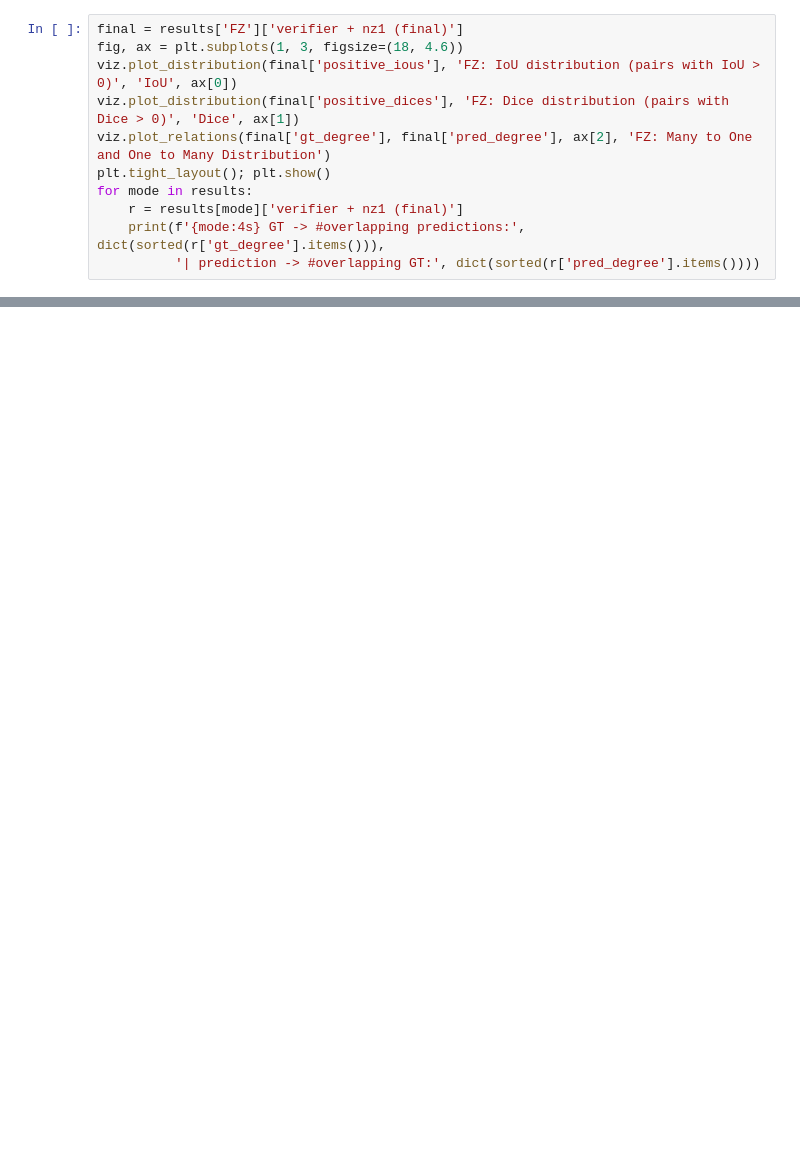
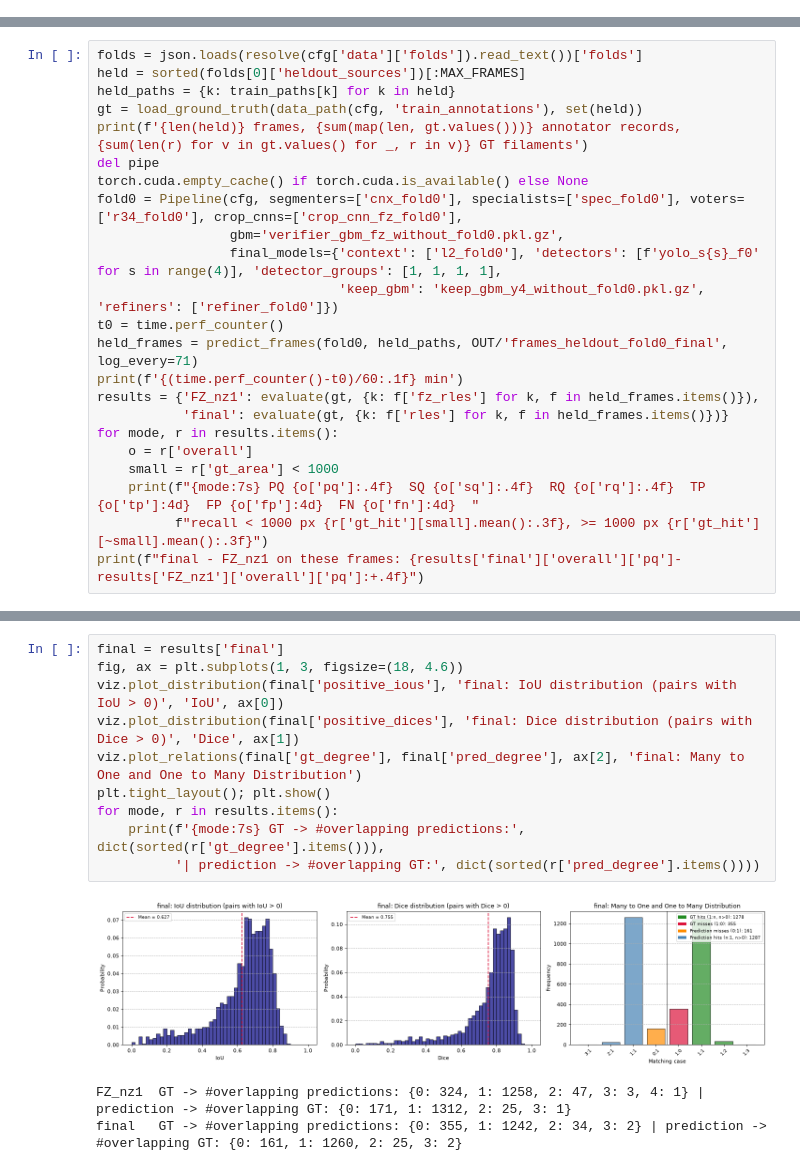
Before and after one commit to zTheJoker/solar-filament-segmentation, a Jupyter notebook: notebooks/pipeline_demo.ipynb, the cells around one changed output, grey strips where cells are left out. Saved outputs shown, nothing was run; the diff lists cells and outputs as text; blank space fills up the shorter version.

```diff
--- a/notebooks/pipeline_demo.ipynb
+++ b/notebooks/pipeline_demo.ipynb
@@ -437,11 +0,0 @@ FZ - lite, final PQ on these 142 frames: +0.0190
-# %%
-final = results['FZ']['verifier + nz1 (final)']
-fig, ax = plt.subplots(1, 3, figsize=(18, 4.6))
-viz.plot_distribution(final['positive_ious'], 'FZ: IoU distribution (pairs with IoU > 0)', 'IoU', ax[0])
-viz.plot_distribution(final['positive_dices'], 'FZ: Dice distribution (pairs with Dice > 0)', 'Dice', ax[1])
-viz.plot_relations(final['gt_degree'], final['pred_degree'], ax[2], 'FZ: Many to One and One to Many Distribution')
-plt.tight_layout(); plt.show()
-for mode in results:
-    r = results[mode]['verifier + nz1 (final)']
-    print(f'{mode:4s} GT -> #overlapping predictions:', dict(sorted(r['gt_degree'].items())),
-          '| prediction -> #overlapping GT:', dict(sorted(r['pred_degree'].items())))
@@ -501,0 +345,23 @@ plt.tight_layout(); plt.show()
+# %%
+folds = json.loads(resolve(cfg['data']['folds']).read_text())['folds']
+held = sorted(folds[0]['heldout_sources'])[:MAX_FRAMES]
+held_paths = {k: train_paths[k] for k in held}
+gt = load_ground_truth(data_path(cfg, 'train_annotations'), set(held))
+print(f'{len(held)} frames, {sum(map(len, gt.values()))} annotator records, {sum(len(r) for v in gt.values() for _, r in v)} GT filaments')
+del pipe
+torch.cuda.empty_cache() if torch.cuda.is_available() else None
+fold0 = Pipeline(cfg, segmenters=['cnx_fold0'], specialists=['spec_fold0'], voters=['r34_fold0'], crop_cnns=['crop_cnn_fz_fold0'],
+                 gbm='verifier_gbm_fz_without_fold0.pkl.gz',
+                 final_models={'context': ['l2_fold0'], 'detectors': [f'yolo_s{s}_f0' for s in range(4)], 'detector_groups': [1, 1, 1, 1],
+                               'keep_gbm': 'keep_gbm_y4_without_fold0.pkl.gz', 'refiners': ['refiner_fold0']})
+t0 = time.perf_counter()
+held_frames = predict_frames(fold0, held_paths, OUT/'frames_heldout_fold0_final', log_every=71)
+print(f'{(time.perf_counter()-t0)/60:.1f} min')
+results = {'FZ_nz1': evaluate(gt, {k: f['fz_rles'] for k, f in held_frames.items()}),
+           'final': evaluate(gt, {k: f['rles'] for k, f in held_frames.items()})}
+for mode, r in results.items():
+    o = r['overall']
+    small = r['gt_area'] < 1000
+    print(f"{mode:7s} PQ {o['pq']:.4f}  SQ {o['sq']:.4f}  RQ {o['rq']:.4f}  TP {o['tp']:4d}  FP {o['fp']:4d}  FN {o['fn']:4d}  "
+          f"recall < 1000 px {r['gt_hit'][small].mean():.3f}, >= 1000 px {r['gt_hit'][~small].mean():.3f}")
+print(f"final - FZ_nz1 on these frames: {results['final']['overall']['pq']-results['FZ_nz1']['overall']['pq']:+.4f}")
@@ -501,0 +376,14 @@ plt.tight_layout(); plt.show()
+# %%
+final = results['final']
+fig, ax = plt.subplots(1, 3, figsize=(18, 4.6))
+viz.plot_distribution(final['positive_ious'], 'final: IoU distribution (pairs with IoU > 0)', 'IoU', ax[0])
+viz.plot_distribution(final['positive_dices'], 'final: Dice distribution (pairs with Dice > 0)', 'Dice', ax[1])
+viz.plot_relations(final['gt_degree'], final['pred_degree'], ax[2], 'final: Many to One and One to Many Distribution')
+plt.tight_layout(); plt.show()
+for mode, r in results.items():
+    print(f'{mode:7s} GT -> #overlapping predictions:', dict(sorted(r['gt_degree'].items())),
+          '| prediction -> #overlapping GT:', dict(sorted(r['pred_degree'].items())))
+# %% [output]
+[figure, added]
+FZ_nz1  GT -> #overlapping predictions: {0: 324, 1: 1258, 2: 47, 3: 3, 4: 1} | prediction -> #overlapping GT: {0: 171, 1: 1312, 2: 25, 3: 1}
+final   GT -> #overlapping predictions: {0: 355, 1: 1242, 2: 34, 3: 2} | prediction -> #overlapping GT: {0: 161, 1: 1260, 2: 25, 3: 2}
```
Also changed, not shown: parts of 37 cells of this notebook, 6 other files.
